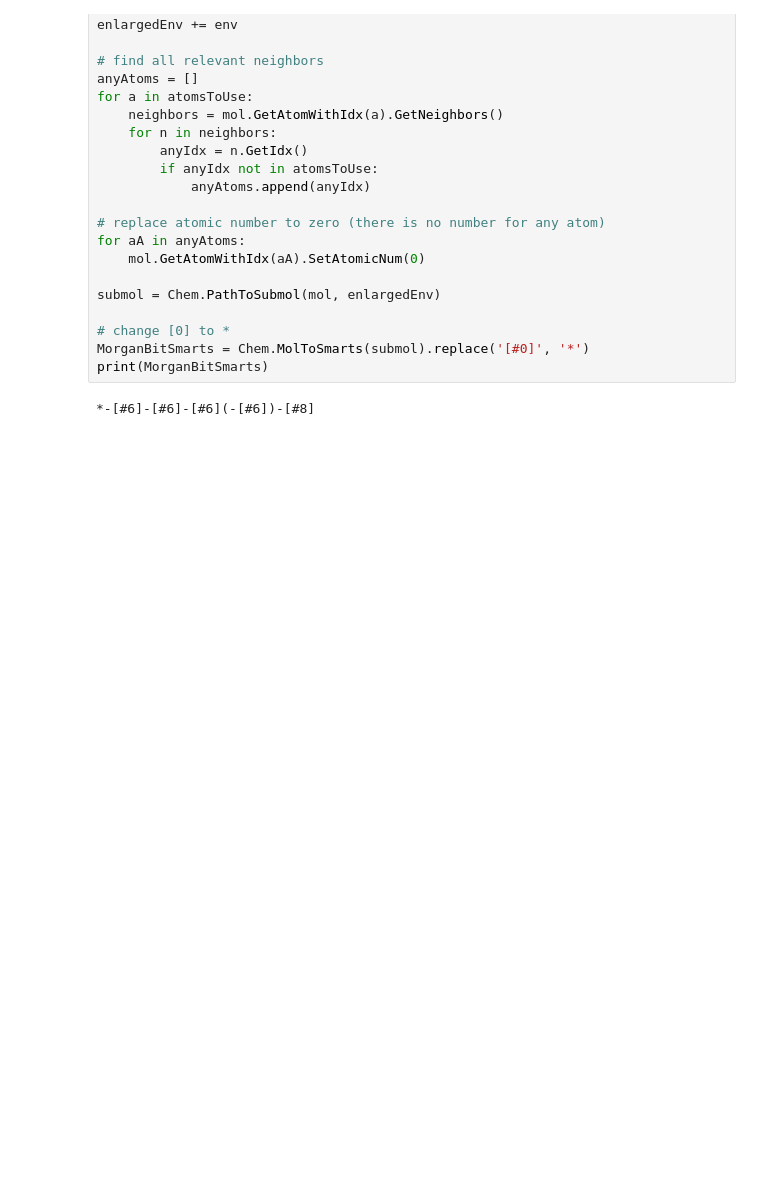
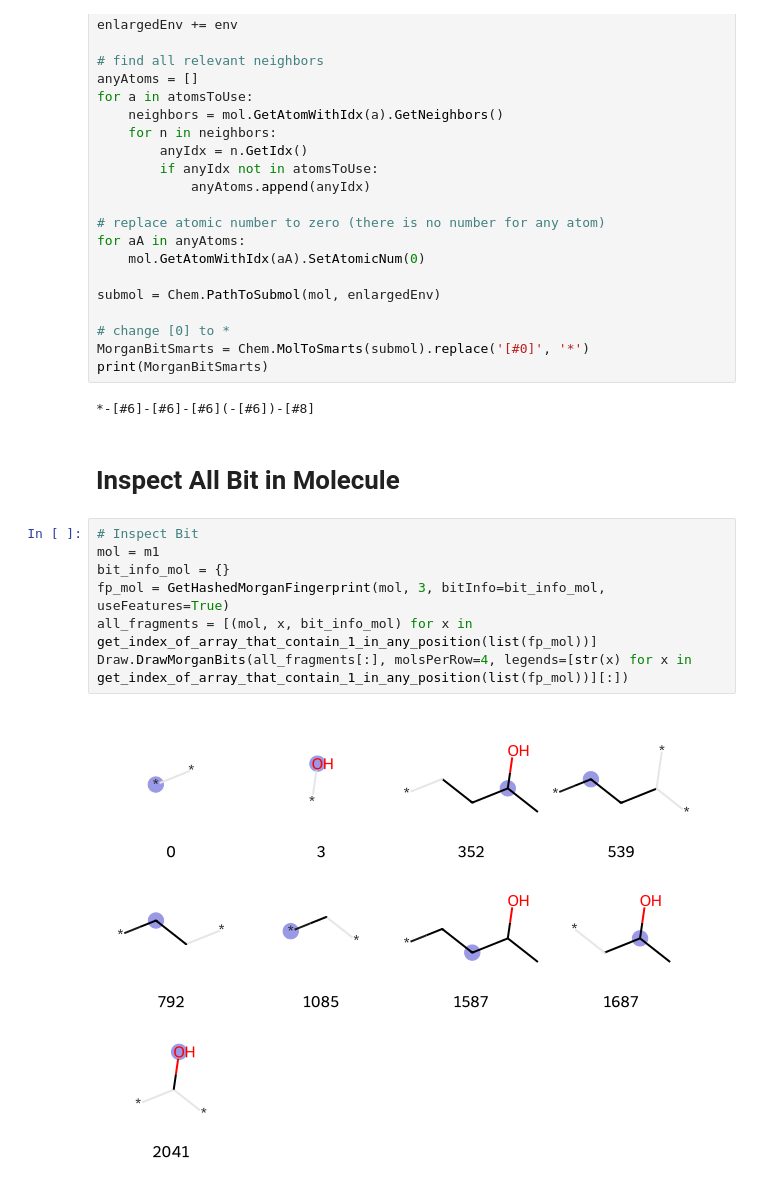
Before and after one commit to Sawahiko/SMILE_to_Feature, a Jupyter notebook: Inspect Bit morgan_fp_2048_bit.ipynb, the cells around one changed output. Drawn from its saved outputs; the diff is of its cells as text; blank space fills up the shorter version.

```diff
--- a/Inspect Bit morgan_fp_2048_bit.ipynb
+++ b/Inspect Bit morgan_fp_2048_bit.ipynb
@@ -154,3 +154,14 @@ MorganBitSmarts = Chem.MolToSmarts(submol).replace('[#0]', '*')
 print(MorganBitSmarts)
 # %% [output]
 *-[#6]-[#6]-[#6](-[#6])-[#8]
+# %% [markdown]
+# Inspect All Bit in Molecule
+# %%
+# Inspect Bit
+mol = m1
+bit_info_mol = {}
+fp_mol = GetHashedMorganFingerprint(mol, 3, bitInfo=bit_info_mol, useFeatures=True)
+all_fragments = [(mol, x, bit_info_mol) for x in get_index_of_array_that_contain_1_in_any_position(list(fp_mol))]
+Draw.DrawMorganBits(all_fragments[:], molsPerRow=4, legends=[str(x) for x in get_index_of_array_that_contain_1_in_any_position(list(fp_mol))][:])
+# %% [output]
+[figure, added]
```
Also changed, not shown: 3 other files.
